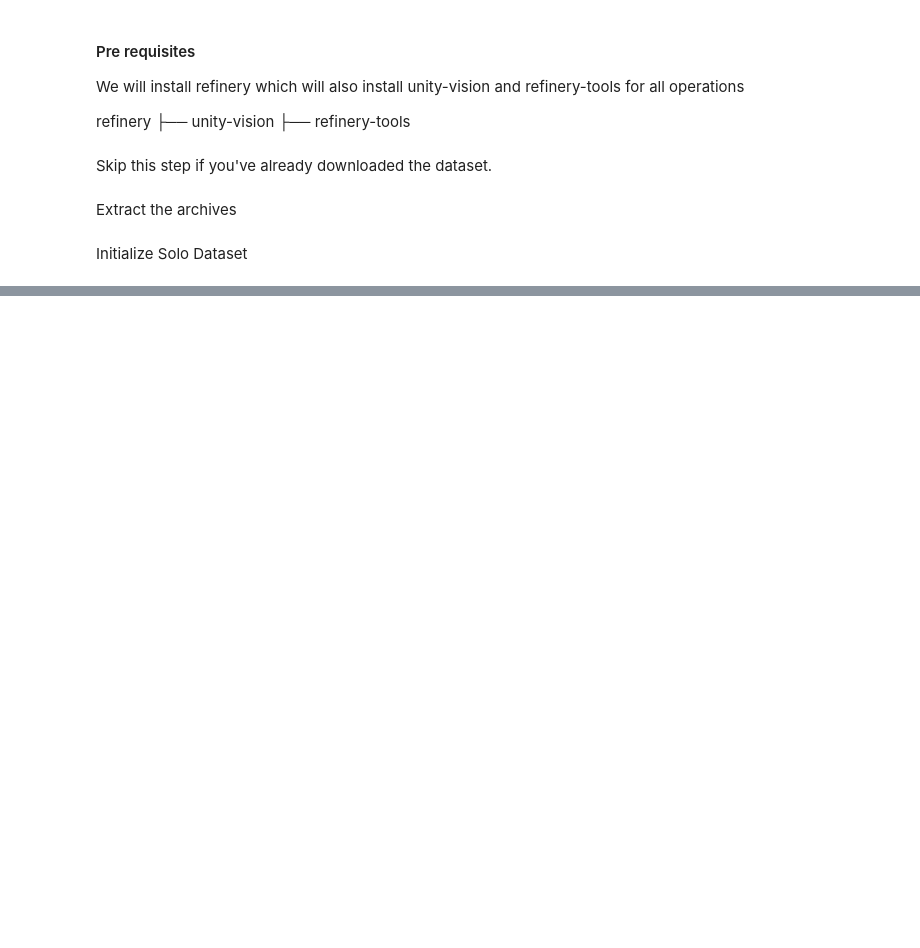
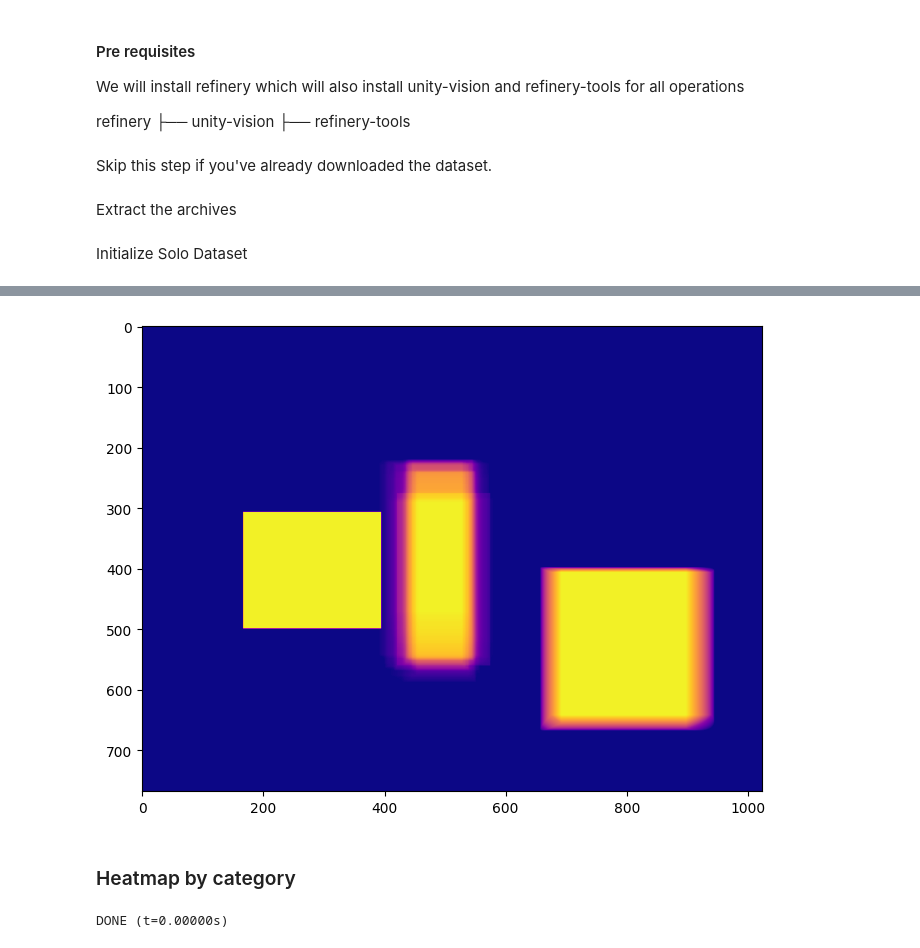
Before and after one commit to Unity-Technologies/pysolotools, a Jupyter notebook: examples/ucvd-solo-to-coco/pySOLO.ipynb, the cells around one changed output, grey strips where cells are left out. Saved outputs shown, nothing was run; the diff lists cells and outputs as text; code cells hidden in the pictures; blank space fills up the shorter version.

```diff
--- a/examples/ucvd-solo-to-coco/pySOLO.ipynb
+++ b/examples/ucvd-solo-to-coco/pySOLO.ipynb
@@ -83,0 +114,13 @@ while True:
+# %%
+bbox_heatmap_norm = bbox_hm / bbox_hm.max()
+fig, ax = plt.subplots(dpi=100, figsize=(8,8))
+pcm = ax.imshow(bbox_heatmap_norm[:,:,0], cmap="plasma", )
+plt.show()
+# %% [output]
+[figure, added]
+# %% [markdown]
+### Heatmap by category
+# %%
+bbox_hm = stats.get_bbox_heatmap(cat_ids=[5])
+# %% [output]
+DONE (t=0.00000s)
```
Also changed, not shown: parts of 30 cells of this notebook, 26 other files.
